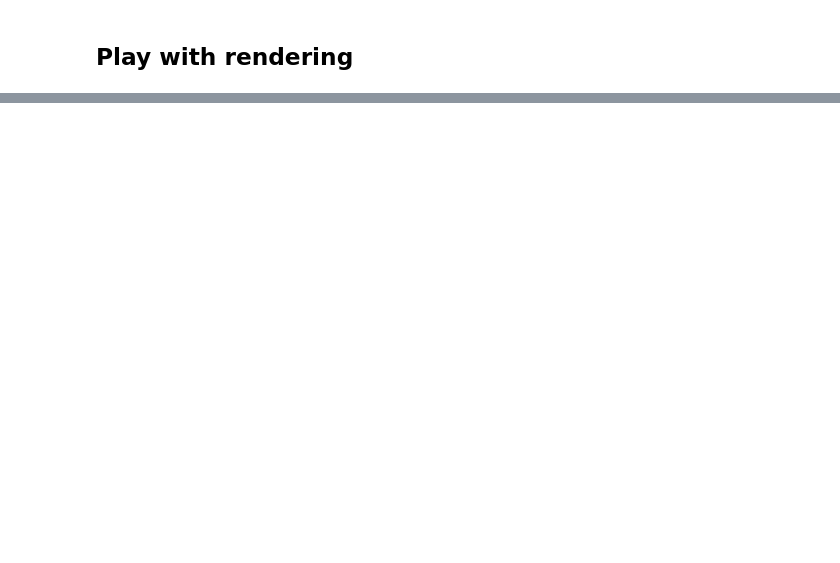
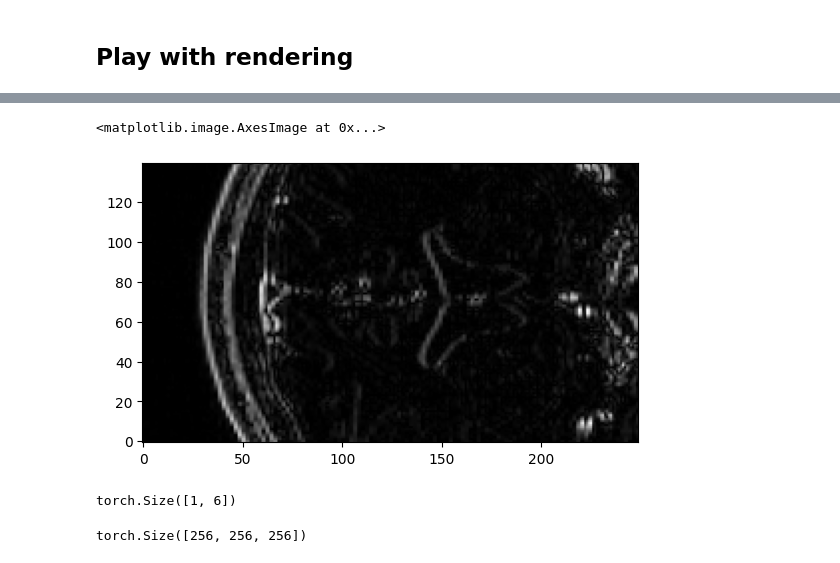
Before and after one commit to gduguey/DiffUS, a Jupyter notebook: notebooks/renderer.ipynb, the cells around one changed output, grey strips where cells are left out. Saved outputs shown, nothing was run; the diff lists cells and outputs as text; code cells hidden in the pictures; blank space fills up the shorter version.

```diff
--- a/notebooks/renderer.ipynb
+++ b/notebooks/renderer.ipynb
@@ -157,0 +143,43 @@ TypeError: expected Tensor as element 1 in argument 0, but got list
+# %%
+# let's render some depth imagery
+starts_x = range(0, 140)
+sources = [[x, 30, 0] for x in starts_x]
+
+directions = [(0, 0, 1) for _ in sources]
+
+num_samples = 250
+
+profiles = trace_rays(volume,
+                      sources,
+                      direction,
+                      num_samples=num_samples
+                      )
+
+output = []
+for i, profile in enumerate(profiles):
+    delta = profiles[0][1:] - profiles[0][:-1]
+    output.append(profile[1:] - profile[:-1])
+
+# Compute the value of each ray
+# values = [compute_value(ray) for ray in profiles]
+
+# Reshape values to match the grid size
+# values_grid = torch.tensor(values).view(len(starts_x), 1)
+
+plt.imshow(np.abs(output), cmap='gray', origin='lower')
+# plt.title("Intensity Projection")
+# plt.xlabel("X-axis")
+# plt.ylabel("Y-axis")
+# plt.colorbar(label="Intensity")
+# plt.show()
+# %% [output]
+<matplotlib.image.AxesImage at 0x...>
+[figure, added]
+# %%
+torch.tensor(directions).shape
+# %% [output]
+torch.Size([1, 6])
+# %%
+volume.shape
+# %% [output]
+torch.Size([256, 256, 256])
```
Also changed, not shown: parts of 10 cells of this notebook.
